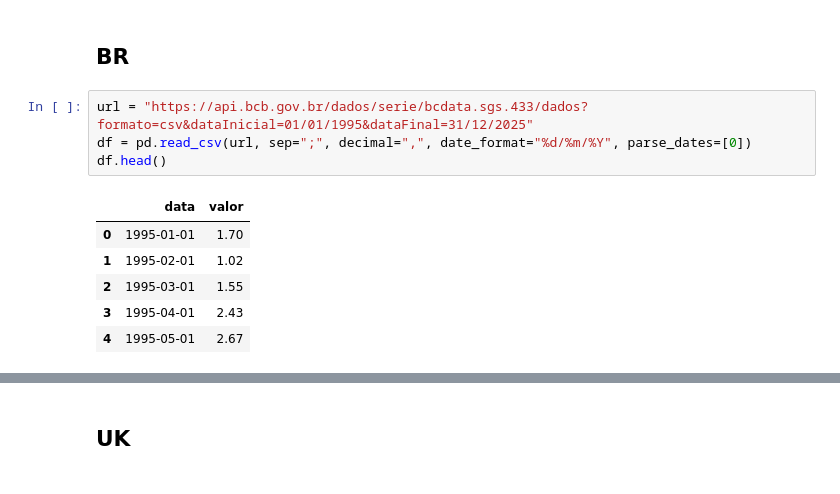
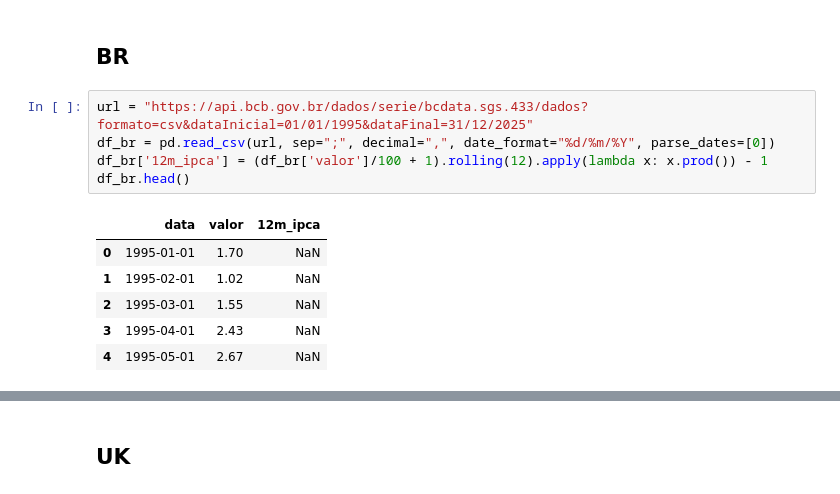
Before and after one commit to neon-belfante/CPI-analysis, a Jupyter notebook: analysis.ipynb, the cells around one changed output, grey strips where cells are left out. Cells and saved outputs as stored; diff of their text form.

```diff
--- a/analysis.ipynb
+++ b/analysis.ipynb
@@ -14,12 +15,13 @@ import io
 ## BR
 # %%
 url = "https://api.bcb.gov.br/dados/serie/bcdata.sgs.433/dados?formato=csv&dataInicial=01/01/1995&dataFinal=31/12/2025"
-df = pd.read_csv(url, sep=";", decimal=",", date_format="%d/%m/%Y", parse_dates=[0])
-df.head()
+df_br = pd.read_csv(url, sep=";", decimal=",", date_format="%d/%m/%Y", parse_dates=[0])
+df_br['12m_ipca'] = (df_br['valor']/100 + 1).rolling(12).apply(lambda x: x.prod()) - 1
+df_br.head()
 # %% [output]
-|  | data | valor |
-| 0 | 1995-01-01 | 1.70 |
-| 1 | 1995-02-01 | 1.02 |
-| 2 | 1995-03-01 | 1.55 |
-| 3 | 1995-04-01 | 2.43 |
-| 4 | 1995-05-01 | 2.67 |
+|  | data | valor | 12m_ipca |
+| 0 | 1995-01-01 | 1.70 | NaN |
+| 1 | 1995-02-01 | 1.02 | NaN |
+| 2 | 1995-03-01 | 1.55 | NaN |
+| 3 | 1995-04-01 | 2.43 | NaN |
+| 4 | 1995-05-01 | 2.67 | NaN |
```
Also changed, not shown: parts of 12 cells of this notebook.
